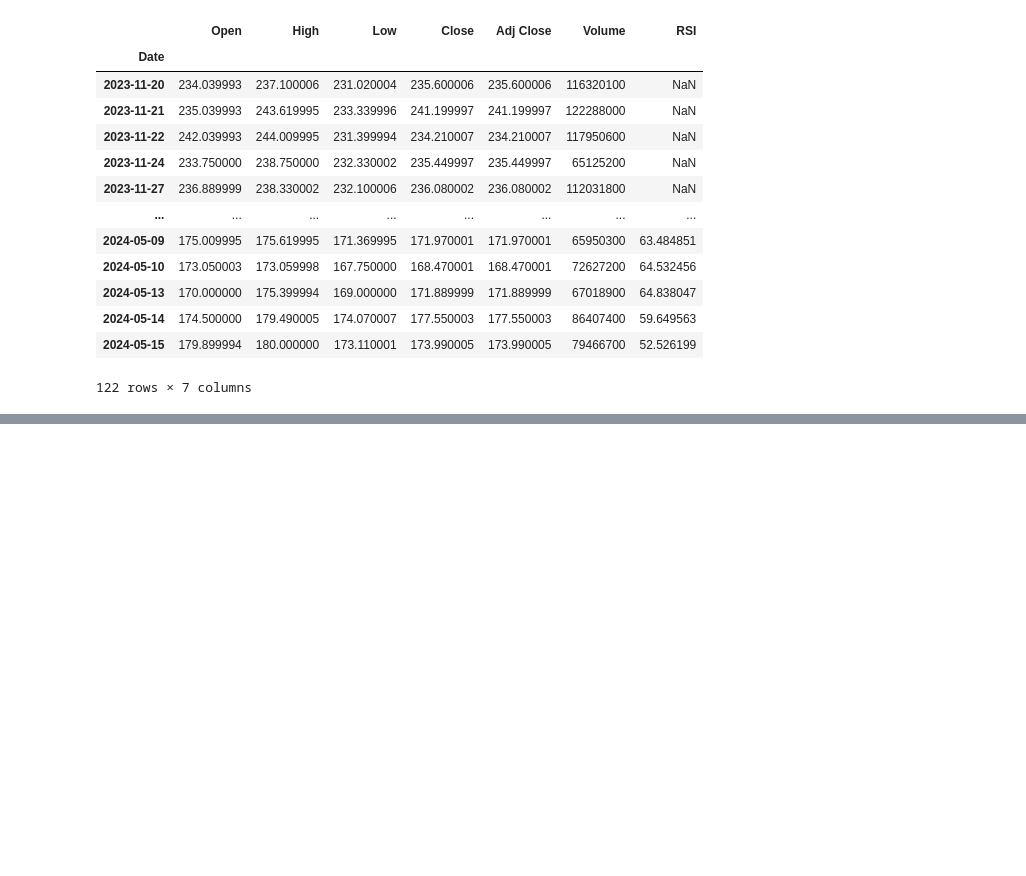
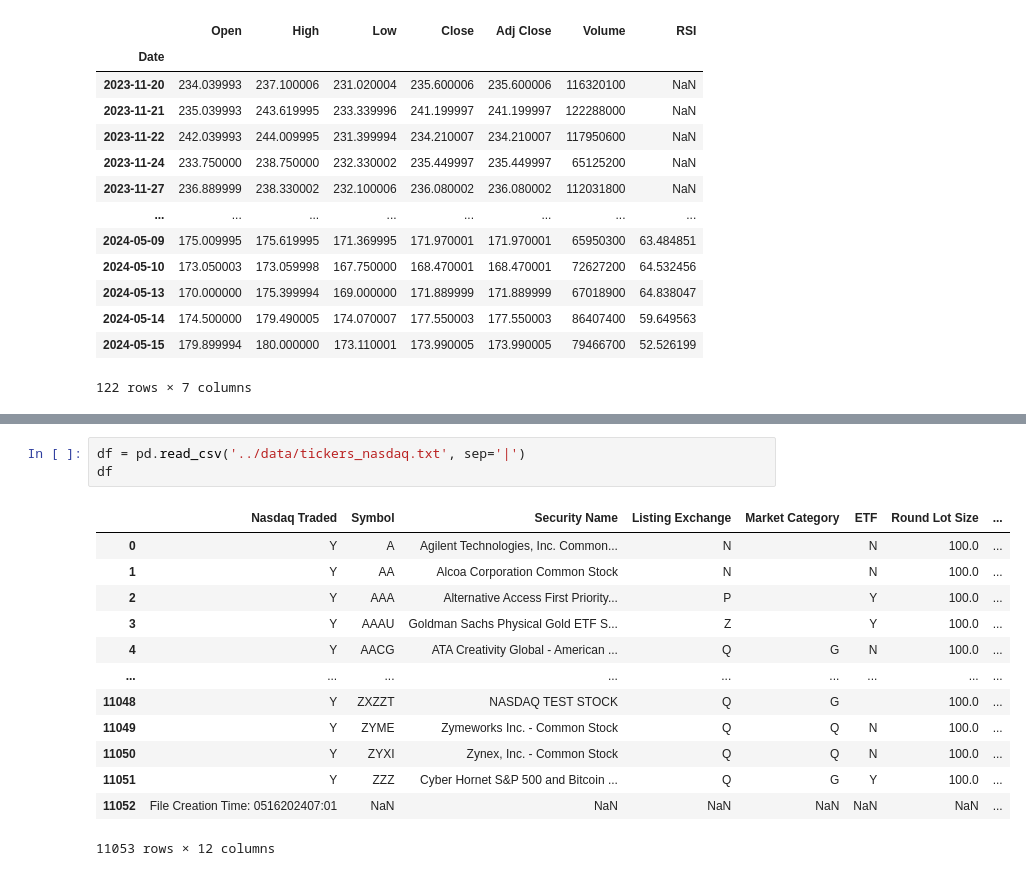
Before and after one commit to salilrsharma/stock-market, a Jupyter notebook: experiments/stock-data.ipynb, the cells around one changed output, grey strips where cells are left out. Saved outputs shown, nothing was run; the diff lists cells and outputs as text; blank space fills up the shorter version.

```diff
--- a/experiments/stock-data.ipynb
+++ b/experiments/stock-data.ipynb
@@ -72,3 +74,20 @@ px.line(data_frame=data, x=data.index, y='RSI')
 # %% [output]
 ValueError: Mime type rendering requires nbformat>=4.2.0 but it is not installed
 [interactive output not drawn]
+# %%
+df = pd.read_csv('../data/tickers_nasdaq.txt', sep='|')
+df
+# %% [output]
+|  | Nasdaq Traded | Symbol | Security Name | Listing Exchange | Market Category | ETF | Round Lot Size | ... |
+| 0 | Y | A | Agilent Technologies, Inc. Common... | N |  | N | 100.0 | ... |
+| 1 | Y | AA | Alcoa Corporation Common Stock | N |  | N | 100.0 | ... |
+| 2 | Y | AAA | Alternative Access First Priority... | P |  | Y | 100.0 | ... |
+| 3 | Y | AAAU | Goldman Sachs Physical Gold ETF S... | Z |  | Y | 100.0 | ... |
+| 4 | Y | AACG | ATA Creativity Global - American ... | Q | G | N | 100.0 | ... |
+| ... | ... | ... | ... | ... | ... | ... | ... | ... |
+| 11048 | Y | ZXZZT | NASDAQ TEST STOCK | Q | G |  | 100.0 | ... |
+| 11049 | Y | ZYME | Zymeworks Inc. - Common Stock | Q | Q | N | 100.0 | ... |
+| 11050 | Y | ZYXI | Zynex, Inc. - Common Stock | Q | Q | N | 100.0 | ... |
+| 11051 | Y | ZZZ | Cyber Hornet S&P 500 and Bitcoin ... | Q | G | Y | 100.0 | ... |
+| 11052 | File Creation Time: 0516202407:01 | NaN | NaN | NaN | NaN | NaN | NaN | ... |
+11053 rows × 12 columns
```
Also changed, not shown: parts of 2 cells of this notebook, 4 other files.
